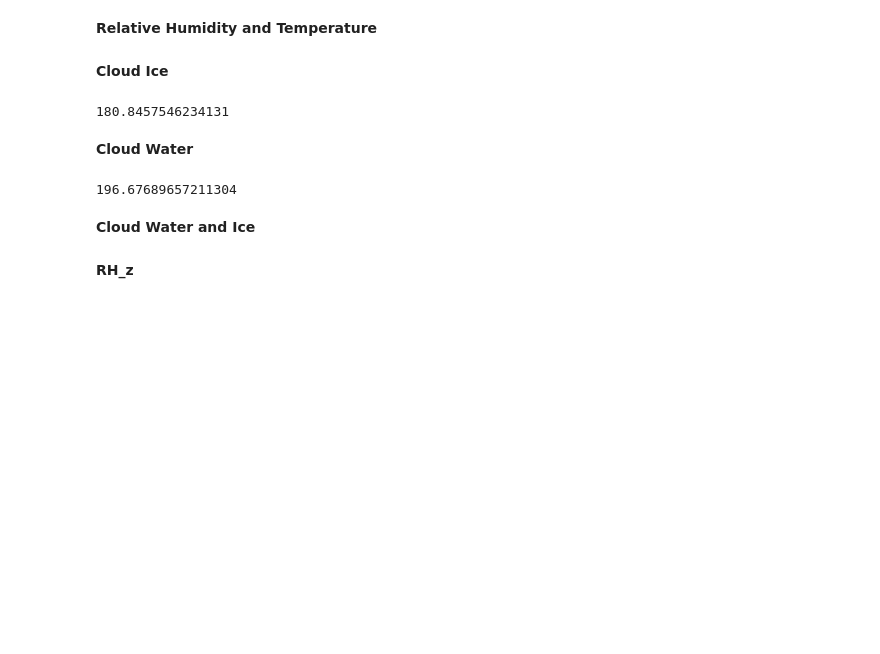
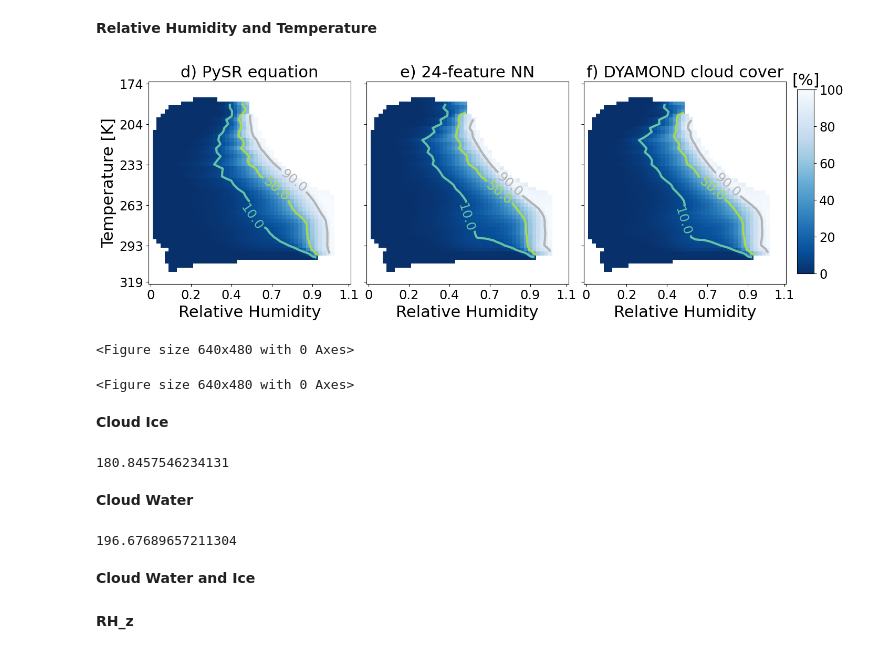
Before and after one commit to EyringMLClimateGroup/grundner23james_EquationDiscovery_CloudCover, a Jupyter notebook: sec6_physical_interpretation/analyzing_eqns.ipynb, the cells around one changed output. Drawn from its saved outputs; the diff is of its cells as text; code cells hidden in the pictures; blank space fills up the shorter version.

```diff
--- a/sec6_physical_interpretation/analyzing_eqns.ipynb
+++ b/sec6_physical_interpretation/analyzing_eqns.ipynb
@@ -66,7 +66,7 @@ for i in range(len(features)):
 # output_data = output_data[rand_int]
 # %%
 # Scale data
-mean,std = read_mean_and_std('~/workspace_icon-ml/cloud_cover_parameterization/neighborhood_based_SR_DYAMOND/saved_models/cross_validation_neighborhood_based_sr_cl_area_fold_2.txt')
+mean,std = read_mean_and_std(os.environ['HOME'] + '/workspace_icon-ml/cloud_cover_parameterization/neighborhood_based_SR_DYAMOND/saved_models/cross_validation_neighborhood_based_sr_cl_area_fold_2.txt')
 
 input_data_scaled = (input_data - mean)/std
 
@@ -125,7 +125,7 @@ custom_objects = {}
 custom_objects['leaky_relu'] = nn.leaky_relu
 
 # SFS 24 (from workspace/cloud_cover_parameterization/neighborhood_based_SR_DYAMOND/saved_models/cross_validation_neighborhood_based_sr_cl_area_fold_2.h5)
-sfs_24_nn = load_model('~/workspace_icon-ml/cloud_cover_parameterization/neighborhood_based_SR_DYAMOND/saved_models/cross_validation_neighborhood_based_sr_cl_area_fold_2.h5', custom_objects)
+sfs_24_nn = load_model(os.environ['HOME'] + '/workspace_icon-ml/cloud_cover_parameterization/neighborhood_based_SR_DYAMOND/saved_models/cross_validation_neighborhood_based_sr_cl_area_fold_2.h5', custom_objects)
 
 def b(x):
     return np.minimum(np.maximum(x, 0), 100)
@@ -258,11 +277,11 @@ with open(os.path.join(abspath, 'T_plot_values.json'), 'w') as file:
 from pylab import meshgrid,cm,imshow,contour,clabel,colorbar,axis,title,show
 
 # Increase the general font size
-matplotlib.rcParams['legend.fontsize'] = 'x-large'
-matplotlib.rcParams['axes.labelsize'] = 'x-large' # For an axes xlabel and ylabel
-matplotlib.rcParams['axes.titlesize'] = 'x-large'
-matplotlib.rcParams['xtick.labelsize'] = 'xx-large'
-matplotlib.rcParams['ytick.labelsize'] = 'xx-large'
+matplotlib.rcParams['legend.fontsize'] = 22
+matplotlib.rcParams['axes.labelsize'] = 22 # For an axes xlabel and ylabel
+matplotlib.rcParams['axes.titlesize'] = 22
+matplotlib.rcParams['xtick.labelsize'] = 17.28
+matplotlib.rcParams['ytick.labelsize'] = 17.28
 
 # Define the bounds
 rh_min = np.min(input_data[:, loc['rh']])
@@ -297,18 +316,18 @@ pred_pysr_eq4_mod = b(locals()['pysr_EQ4_mod'](*pysr_input_features))
 pred_sfs_24_nn = b(sfs_24_nn.predict_on_batch(input_data_scaled))[:, 0]
 
 # Compute conditional averages
-plot_titles = ['PySR equation', 'SFS NN, 24 features', 'DYAMOND cloud area fraction']
+plot_titles = ['d) PySR equation', 'e) 24-feature NN', 'f) DYAMOND cloud cover']
 Z = {key: np.zeros((N_x, N_y)) for key in plot_titles}
 for M in range(N_x):
     for N in range(N_y):
         bin_inds = np.where((digitized_rh == M) & (digitized_ta == N))[0]
         if len(bin_inds) > no_samples:
-            Z['DYAMOND cloud area fraction'][M, N] = np.mean(output_data[bin_inds])
+            Z['f) DYAMOND cloud cover'][M, N] = np.mean(output_data[bin_inds])
             # Z['pysr_EQ1'][M, N] = np.mean(pred_pysr_eq1[bin_inds])
             # Z['pysr_EQ1_mod'][M, N] = np.mean(pred_pysr_eq1_mod[bin_inds])
             # Z['pysr_EQ4'][M, N] = np.mean(pred_pysr_eq4[bin_inds])
-            Z['PySR equation'][M, N] = np.mean(pred_pysr_eq4_mod[bin_inds])
-            Z['SFS NN, 24 features'][M, N] = np.mean(pred_sfs_24_nn[bin_inds])
+            Z['d) PySR equation'][M, N] = np.mean(pred_pysr_eq4_mod[bin_inds])
+            Z['e) 24-feature NN'][M, N] = np.mean(pred_sfs_24_nn[bin_inds])
         else:
             for key in Z.keys():
                 Z[key][M, N] = None
@@ -331,36 +350,41 @@ for i, title_name in enumerate(plot_titles):
         ax = plt.subplot(1, 3, i + 1, xticks=[0,10,20,30,40,49], yticks=[0,10,20,30,40,49])
         # Remove tick labels for the other subplots
         ax.set_yticklabels([' ',' ',' ',' ',' ',' '])
 
     ## Replace tick labels by proper tick labels. It's a bit cumbersome with imshow.
     ax.set_xticklabels(['0'] + ['%.1f'%val for val in [x[10],x[20],x[30],x[40],x[49]]])
     axis = axes[:i] + axes[(i+1):]
 
     title(title_name)
     im = ax.imshow(Z[title_name], vmin=0, vmax=100, cmap='Blues_r')
 
     # Adding the Contour lines with labels
     cset = ax.contour(Z[title_name], np.arange(10,100,40),linewidths=3,cmap=cm.Set2)
-    ax.clabel(cset,inline=True,fmt='%1.1f',fontsize=10)
+    ax.clabel(cset,inline=True,fmt='%1.1f',fontsize=18)
     # latex fashion title
     plt.xlabel('Relative Humidity')
     if i == 0:
         plt.ylabel('Temperature [K]')
         # colorbar(im) # adding the colorbar on the right
     # show()
 
 cbar_ax = fig.add_axes([0.905, 0.15, 0.02, 0.7])
 cb = fig.colorbar(im, cax=cbar_ax)
 cb.ax.set_title('[%]')
 
-plt.savefig('~/workspace_icon-ml/symbolic_regression/evaluate_schemes/analyzing_eqns/rh_and_T_vs_cl_area_new.pdf',
-           bbox_inches='tight')
+plt.savefig('rh_and_T_vs_cl_area_new.pdf', bbox_inches='tight')
+
+plt.show()
 
 # Restore default figsize
 plt.close()
 plt.clf()
 plt.figure()
 matplotlib.rcParams.update(matplotlib.rcParamsDefault)
+# %% [output]
+[figure, added]
+<Figure size 640x480 with 0 Axes>
+<Figure size 640x480 with 0 Axes>
 # %% [markdown]
 **Cloud Ice**
 # %%
```
Also changed, not shown: parts of 10 cells of this notebook, 8 other files.
